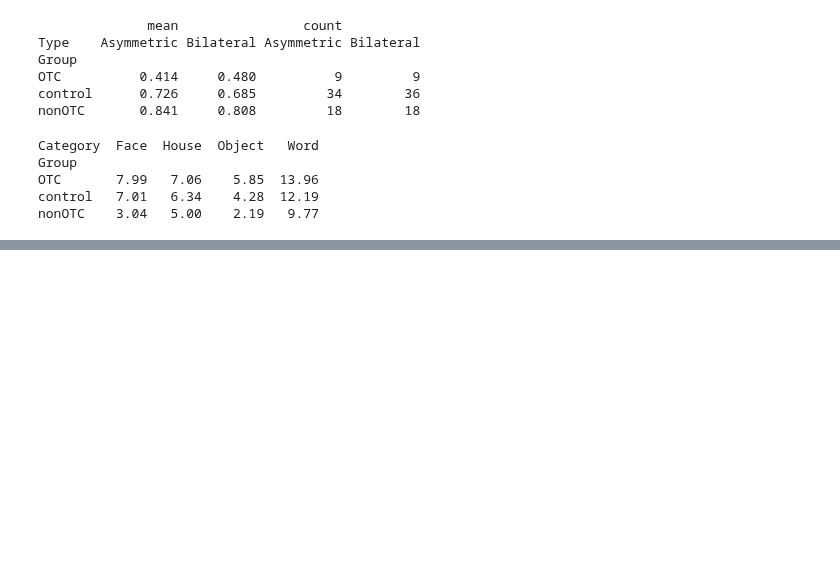
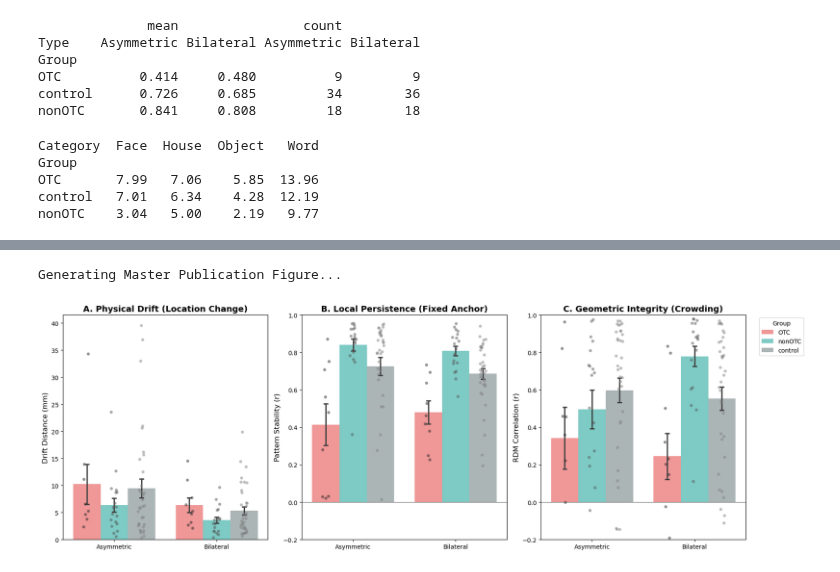
Before and after one commit to cnsimmons/long_pt, a Jupyter notebook: B_analyses/playground.ipynb, the cells around one changed output, grey strips where cells are left out. Drawn from its saved outputs; the diff is of its cells as text; code cells hidden in the pictures; blank space fills up the shorter version.

```diff
--- a/B_analyses/playground.ipynb
+++ b/B_analyses/playground.ipynb
@@ -388,17 +367,14 @@ OTC          0.414     0.480          9         9
 control      0.726     0.685         34        36
 nonOTC       0.841     0.808         18        18
 # %%
-# CELL 6: Drift Analysis
+# CELL 6: Drift Analysis (Fixed: Adds Subject ID)
 import numpy as np
 import pandas as pd
 
 def analyze_drift(functional_results, subjects, min_voxels=50):
-    # Define locally
     CATEGORY_TYPES = {
-        'face': 'Asymmetric',
-        'word': 'Asymmetric',
-        'house': 'Bilateral',
-        'object': 'Bilateral'
+        'face': 'Asymmetric', 'word': 'Asymmetric',
+        'house': 'Bilateral', 'object': 'Bilateral'
     }
 
     data = []
@@ -420,6 +396,7 @@ def analyze_drift(functional_results, subjects, min_voxels=50):
                     dist = np.linalg.norm(c2 - c1)
 
                     data.append({
+                        'Subject': info['code'],  # <--- ADDED THIS LINE
                         'Group': info['group'],
                         'Category': cat.capitalize(),
                         'Type': CATEGORY_TYPES.get(cat, 'Other'),
@@ -521,0 +834,67 @@ nonOTC        0.496      0.779
+# %%
+# CELL 20: Master Publication Figure (Drift, Hybrid, RDM)
+import matplotlib.pyplot as plt
+import seaborn as sns
+
+def plot_master_figure(df_drift, df_hybrid, df_rdm):
+    print("Generating Master Publication Figure...")
+
+    fig, axes = plt.subplots(1, 3, figsize=(18, 6))
+
+    # Shared Plot Settings
+    pal = {'OTC': '#ff6b6b', 'nonOTC': '#4ecdc4', 'control': '#95a5a6'}
+    order = ['Asymmetric', 'Bilateral']
+
+    # --- PANEL A: DRIFT (Physical Movement) ---
+    sns.barplot(data=df_drift, x='Type', y='Drift (mm)', hue='Group',
+                palette=pal, alpha=0.8, ax=axes[0], order=order, errorbar='se', capsize=0.1)
+    # Add Stripplot for individual points
+    sns.stripplot(data=df_drift, x='Type', y='Drift (mm)', hue='Group',
+                  dodge=True, palette='dark:gray', alpha=0.5, legend=False, ax=axes[0], order=order)
+
+    axes[0].set_title("A. Physical Drift (Location Change)", fontsize=14, fontweight='bold')
+    axes[0].set_ylabel("Drift Distance (mm)", fontsize=12)
+    axes[0].set_xlabel("")
+    axes[0].legend_.remove() # Clean up legends
+
+    # --- PANEL B: HYBRID STABILITY (Local Anchor) ---
+    sns.barplot(data=df_hybrid, x='Type', y='Stability (r)', hue='Group',
+                palette=pal, alpha=0.8, ax=axes[1], order=order, errorbar='se', capsize=0.1)
+    sns.stripplot(data=df_hybrid, x='Type', y='Stability (r)', hue='Group',
+                  dodge=True, palette='dark:gray', alpha=0.5, legend=False, ax=axes[1], order=order)
+
+    axes[1].set_title("B. Local Persistence (Fixed Anchor)", fontsize=14, fontweight='bold')
+    axes[1].set_ylabel("Pattern Stability (r)", fontsize=12)
+    axes[1].set_xlabel("")
+    axes[1].set_ylim(-0.2, 1.0)
+    axes[1].axhline(0, color='black', linewidth=0.5)
+    axes[1].legend_.remove()
+
+    # --- PANEL C: RDM STABILITY (Geometry) ---
+    sns.barplot(data=df_rdm, x='Type', y='RDM Stability (r)', hue='Group',
+                palette=pal, alpha=0.8, ax=axes[2], order=order, errorbar='se', capsize=0.1)
+    sns.stripplot(data=df_rdm, x='Type', y='RDM Stability (r)', hue='Group',
+                  dodge=True, palette='dark:gray', alpha=0.5, legend=False, ax=axes[2], order=order)
+
+    axes[2].set_title("C. Geometric Integrity (Crowding)", fontsize=14, fontweight='bold')
+    axes[2].set_ylabel("RDM Correlation (r)", fontsize=12)
+    axes[2].set_xlabel("")
+    axes[2].set_ylim(-0.2, 1.0)
+    axes[2].axhline(0, color='black', linewidth=0.5)
+
+    # Clean up the legend
+    handles, labels = axes[2].get_legend_handles_labels()
+    # We only want the first 3 handles (Groups), not the strip plot points
+    axes[2].legend(handles[:3], labels[:3], title='Group', bbox_to_anchor=(1.05, 1), loc='upper left')
+
+    plt.tight_layout()
+    plt.show()
+
+# Execute only if dataframes exist
+if 'df_drift' in locals() and 'df_hybrid' in locals() and 'df_rdm' in locals():
+    plot_master_figure(df_drift, df_hybrid, df_rdm)
+else:
+    print("Missing dataframes. Please run extraction cells first.")
+# %% [output]
+Generating Master Publication Figure...
+[figure, added]
```
Also changed, not shown: parts of 9 cells of this notebook, 1 other file.
